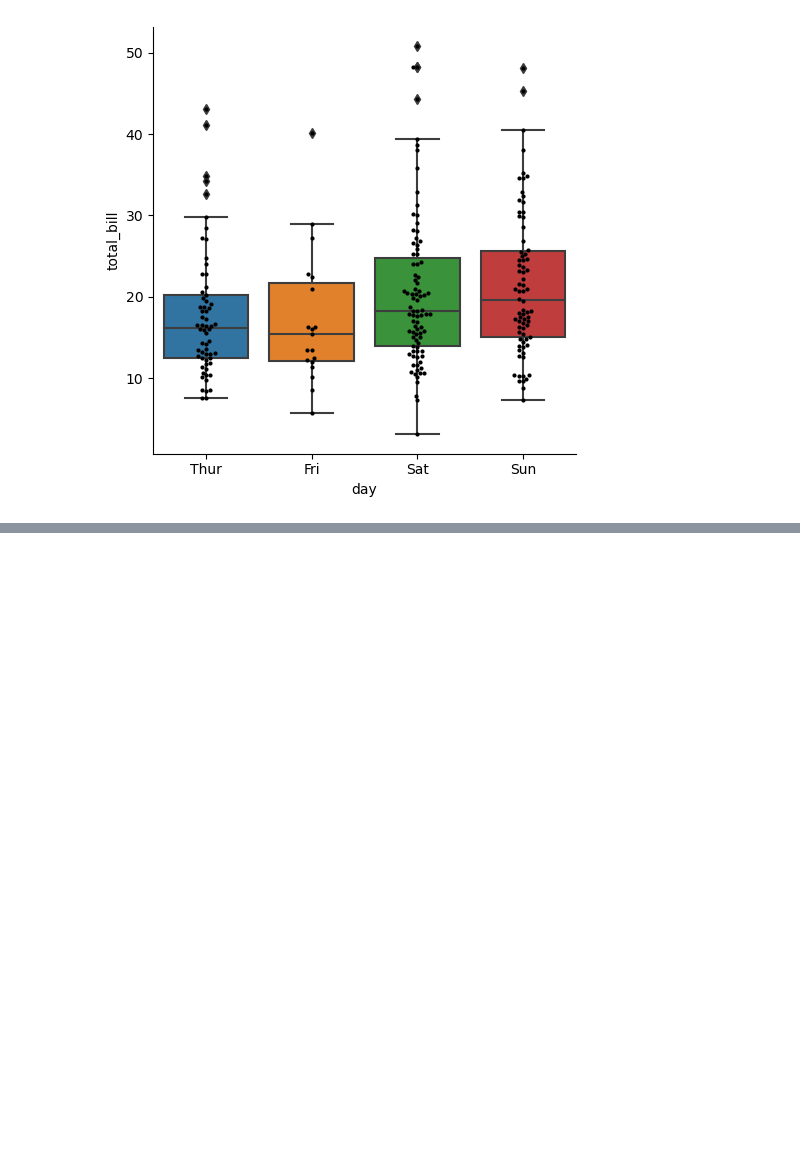
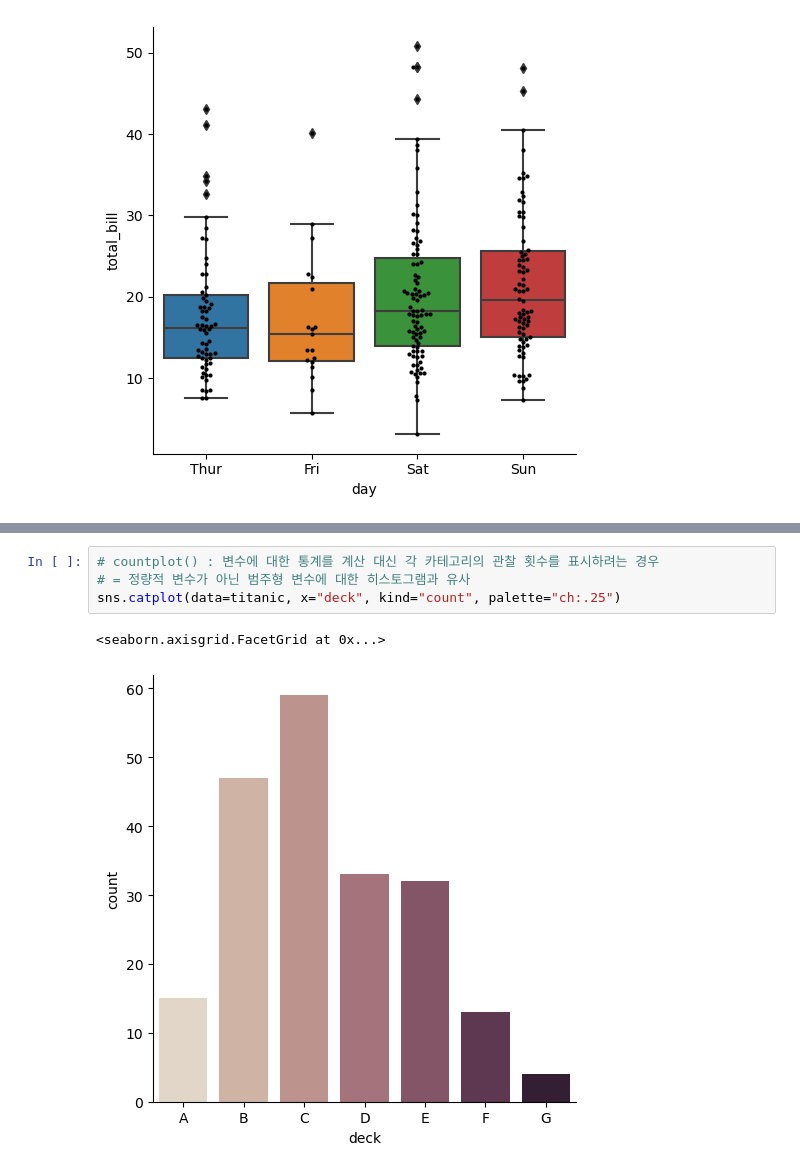
Before and after one commit to jhwn533/Pallet-Town, a Jupyter notebook: Seaborn_Tutorial/Visualizing categorical data.ipynb, the cells around one changed output, grey strips where cells are left out. Cells and saved outputs as stored; diff of their text form; blank space fills up the shorter version.

```diff
--- a/Seaborn_Tutorial/Visualizing categorical data.ipynb
+++ b/Seaborn_Tutorial/Visualizing categorical data.ipynb
@@ -204,0 +225,7 @@ sns.swarmplot(data=tips, x="day", y="total_bill", color="k", size=3, ax=g.ax)
+# %%
+# countplot() : 변수에 대한 통계를 계산 대신 각 카테고리의 관찰 횟수를 표시하려는 경우
+# = 정량적 변수가 아닌 범주형 변수에 대한 히스토그램과 유사
+sns.catplot(data=titanic, x="deck", kind="count", palette="ch:.25")
+# %% [output]
+<seaborn.axisgrid.FacetGrid at 0x...>
+[figure, added]
```
Also changed, not shown: parts of 10 cells of this notebook.
